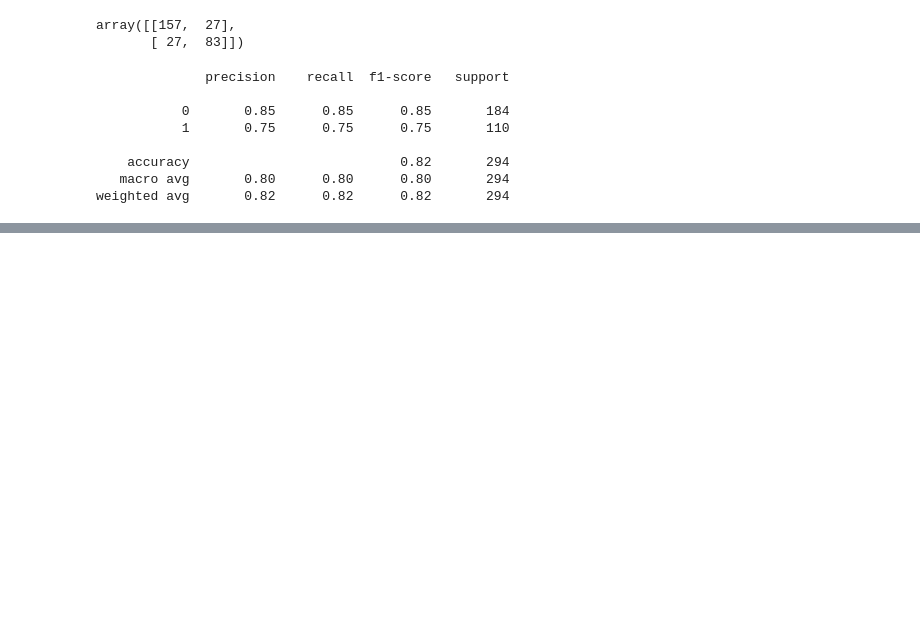
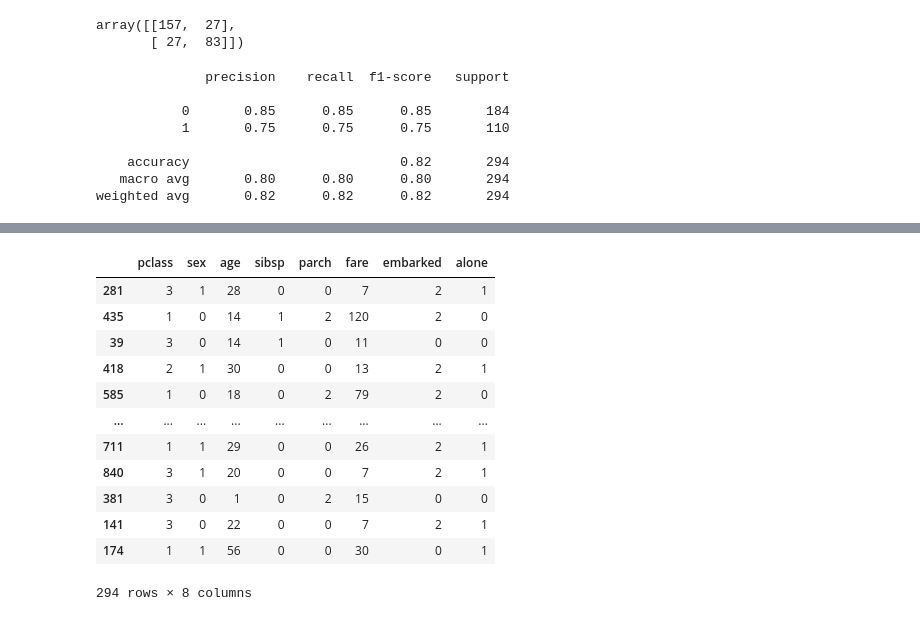
Before and after one commit to Nitik-sharma/Backend, a Jupyter notebook: Copy_of_jupyter.ipynb, the cells around one changed output, grey strips where cells are left out. Drawn from its saved outputs; the diff is of its cells as text; code cells hidden in the pictures; blank space fills up the shorter version.

```diff
--- a/Copy_of_jupyter.ipynb
+++ b/Copy_of_jupyter.ipynb
@@ -370,0 +387,16 @@ weighted avg       0.82      0.82      0.82       294
+# %%
+X_test
+# %% [output]
+|  | pclass | sex | age | sibsp | parch | fare | embarked | alone |
+| 281 | 3 | 1 | 28 | 0 | 0 | 7 | 2 | 1 |
+| 435 | 1 | 0 | 14 | 1 | 2 | 120 | 2 | 0 |
+| 39 | 3 | 0 | 14 | 1 | 0 | 11 | 0 | 0 |
+| 418 | 2 | 1 | 30 | 0 | 0 | 13 | 2 | 1 |
+| 585 | 1 | 0 | 18 | 0 | 2 | 79 | 2 | 0 |
+| ... | ... | ... | ... | ... | ... | ... | ... | ... |
+| 711 | 1 | 1 | 29 | 0 | 0 | 26 | 2 | 1 |
+| 840 | 3 | 1 | 20 | 0 | 0 | 7 | 2 | 1 |
+| 381 | 3 | 0 | 1 | 0 | 2 | 15 | 0 | 0 |
+| 141 | 3 | 0 | 22 | 0 | 0 | 7 | 2 | 1 |
+| 174 | 1 | 1 | 56 | 0 | 0 | 30 | 0 | 1 |
+294 rows × 8 columns
```
Also changed, not shown: parts of 9 cells of this notebook.
